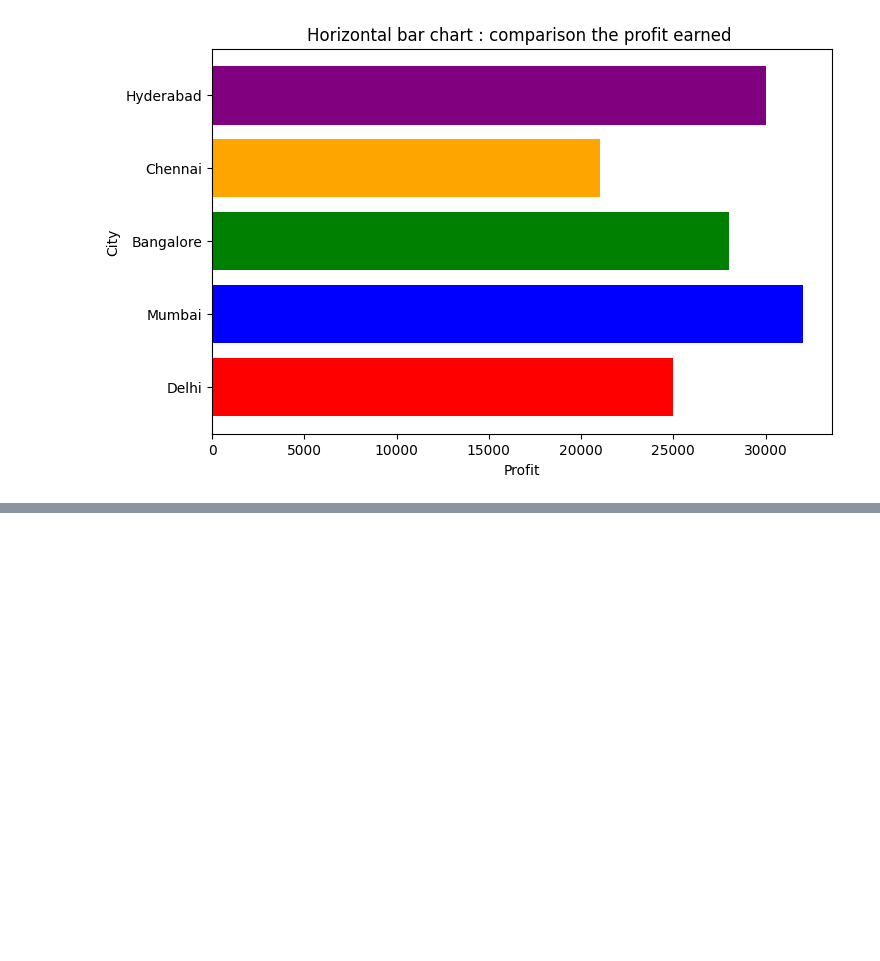
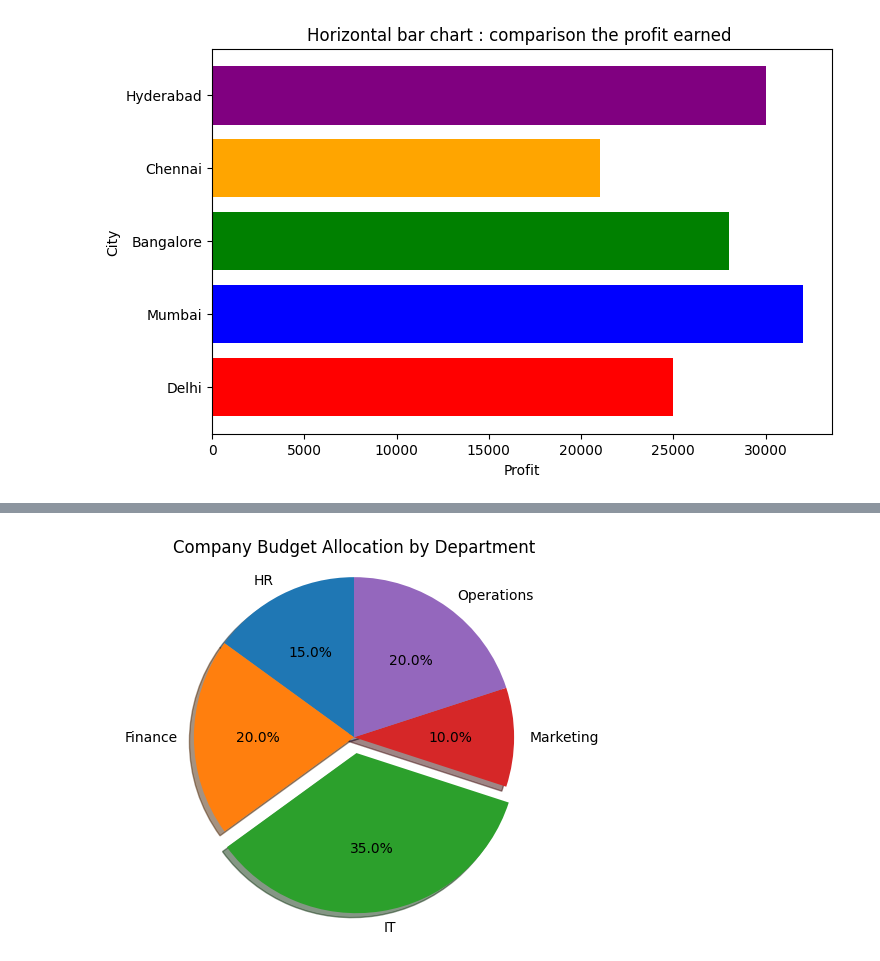
Before and after one commit to umang0015/Ai-DataScience, a Jupyter notebook: Laptop_price16July.ipynb, the cells around one changed output, grey strips where cells are left out. Drawn from its saved outputs; the diff is of its cells as text; code cells hidden in the pictures; blank space fills up the shorter version.

```diff
--- a/Laptop_price16July.ipynb
+++ b/Laptop_price16July.ipynb
@@ -450,0 +482,25 @@ plt.show()
+# %%
+# Create a pie chart to illustrate the budget allocation among different company departments. Highlight (explode) the IT department and display percentage values.
+
+departments = ["HR", "Finance", "IT", "Marketing", "Operations"]
+budget = [15, 20, 35, 10, 20]
+explode = (0, 0, 0.1, 0, 0)
+
+plt.pie(
+    budget,
+    labels=departments,
+    explode=explode,      # Highlight IT department
+    autopct="%1.1f%%",    # Display percentage values
+    startangle=90,
+    shadow=True
+)
+
+
+plt.title("Company Budget Allocation by Department")
+
+
+plt.axis("equal")
+
+plt.show()
+# %% [output]
+[figure, added]
```
Also changed, not shown: parts of 6 cells of this notebook.
